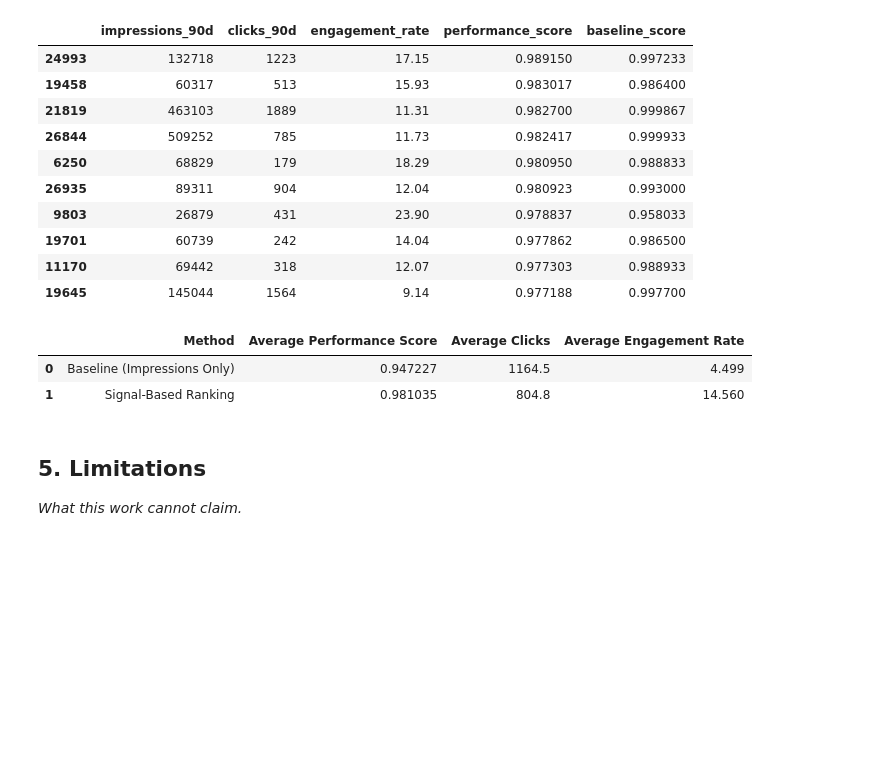
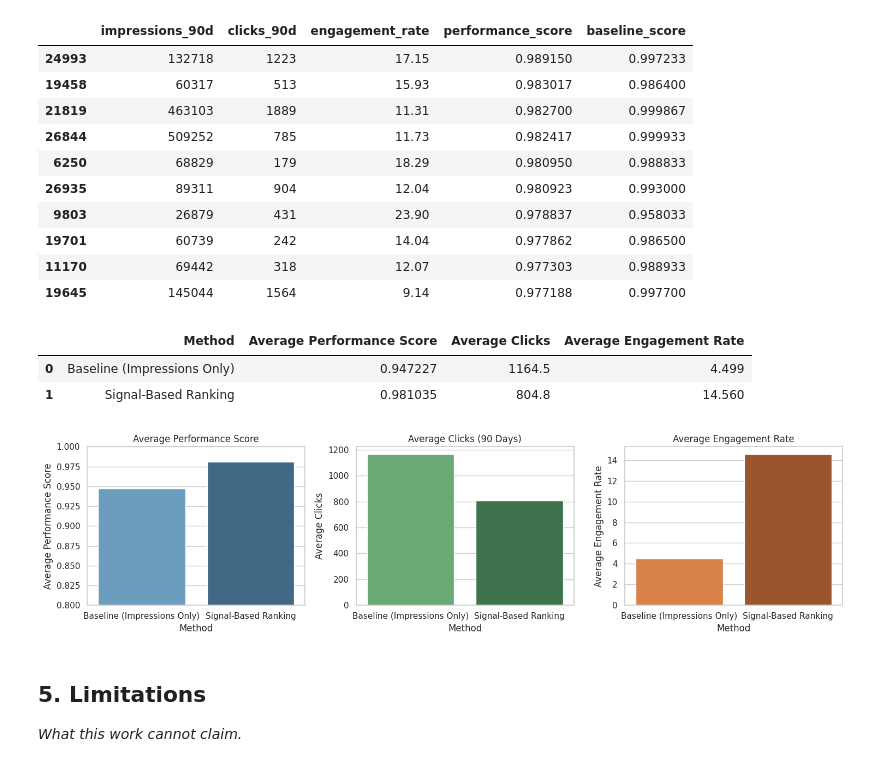
Before and after one commit to noor00-ai/fly_rank_intern, a Jupyter notebook: work/notebooks/capstone.ipynb, the cells around one changed output. Saved outputs shown, nothing was run; the diff lists cells and outputs as text; code cells hidden in the pictures; blank space fills up the shorter version.

```diff
--- a/work/notebooks/capstone.ipynb
+++ b/work/notebooks/capstone.ipynb
@@ -429,6 +458,57 @@ comparison
 |  | Method | Average Performance Score | Average Clicks | Average Engagement Rate |
 | 0 | Baseline (Impressions Only) | 0.947227 | 1164.5 | 4.499 |
 | 1 | Signal-Based Ranking | 0.981035 | 804.8 | 14.560 |
+# %%
+import matplotlib.pyplot as plt
+import seaborn as sns
+
+# Set style
+sns.set_theme(style="whitegrid")
+
+# Create comparison plot
+fig, ax = plt.subplots(1, 3, figsize=(15, 4))
+
+# 1. Performance Score Comparison
+sns.barplot(
+    data=comparison,
+    x="Method",
+    y="Average Performance Score",
+    hue="Method",
+    legend=False,
+    ax=ax[0],
+    palette="Blues_d"
+)
+ax[0].set_title("Average Performance Score")
+ax[0].set_ylim(0.8, 1.0)
+
+# 2. Clicks Comparison
+sns.barplot(
+    data=comparison,
+    x="Method",
+    y="Average Clicks",
+    hue="Method",
+    legend=False,
+    ax=ax[1],
+    palette="Greens_d"
+)
+ax[1].set_title("Average Clicks (90 Days)")
+
+# 3. Engagement Rate Comparison
+sns.barplot(
+    data=comparison,
+    x="Method",
+    y="Average Engagement Rate",
+    hue="Method",
+    legend=False,
+    ax=ax[2],
+    palette="Oranges_d"
+)
+ax[2].set_title("Average Engagement Rate")
+
+plt.tight_layout()
+plt.show()
+# %% [output]
+[figure, added]
 # %% [markdown]
 ## 5. Limitations
 
```
Also changed, not shown: parts of 6 cells of this notebook.
